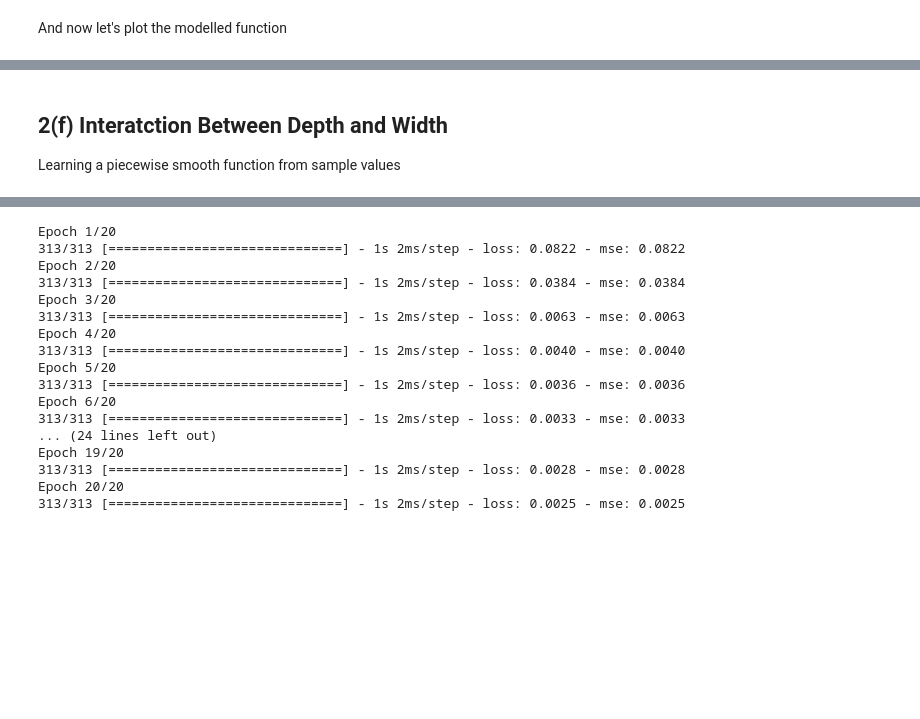
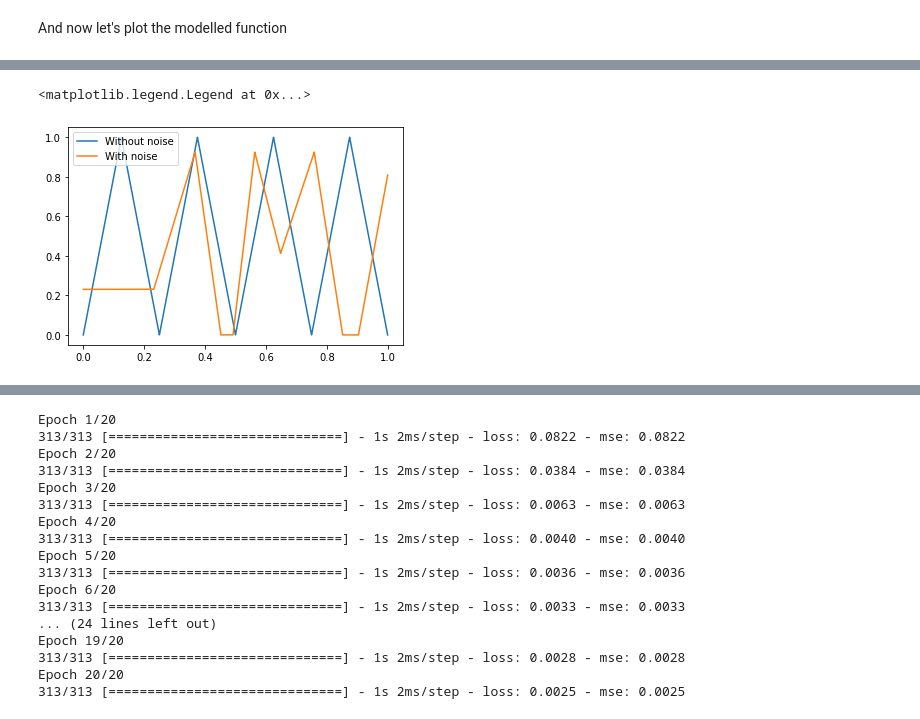
Before and after one commit to Samuel-CHLam/Oxford_Taught_Deep_Learning, a Jupyter notebook: Theory_of_Deep_Learning_MT2022_PS1.ipynb, the cells around one changed output, grey strips where cells are left out. Cells and saved outputs as stored; diff of their text form; code cells hidden in the pictures; blank space fills up the shorter version.

```diff
--- a/Theory_of_Deep_Learning_MT2022_PS1.ipynb
+++ b/Theory_of_Deep_Learning_MT2022_PS1.ipynb
@@ -144,5 +138,6 @@ array([0])
 # %%
-for i in range(10000):
+from tqdm import tqdm
+for i in tqdm(range(10000)):
     nn.backprop()
 for j in range(4):
     nn.feedforward(X[j])
@@ -378,9 +402,9 @@ Why is this optimum so hard to find? Let's implement the optimal function direct
 # %%
 # Fill in the weights and bias vactors given the optimal function to be composed, given in question 1b
 
-w1 =
-w2 =
-b1 =
+w1 = np.array([[1], [1]])
+b1 = np.array([[0], [-1/2]])
+w2 = np.array([[2, -4]])
 # %%
 def relu(x):
   return np.maximum(x,0)
@@ -404,15 +428,14 @@ class f():
 # %%
 x = np.expand_dims(np.linspace(0,1,10000), 0)
 # %%
-no_noise = f(6,0)
-noise = f(6,0.1)
+no_noise = f(3,0)
+noise = f(3,0.1)
 
 plt.figure()
 plt.plot(x[0,:], no_noise.forward(x).T, label = "Without noise")
 
 plt.plot(x[0,:], noise.forward(x).T, label = "With noise")
 plt.legend()
+# %% [output]
+<matplotlib.legend.Legend at 0x...>
+[figure, added]
-# %% [markdown]
-## 2(f) Interatction Between Depth and Width
-
-Learning a piecewise smooth function from sample values
```
Also changed, not shown: parts of 8 cells of this notebook.
